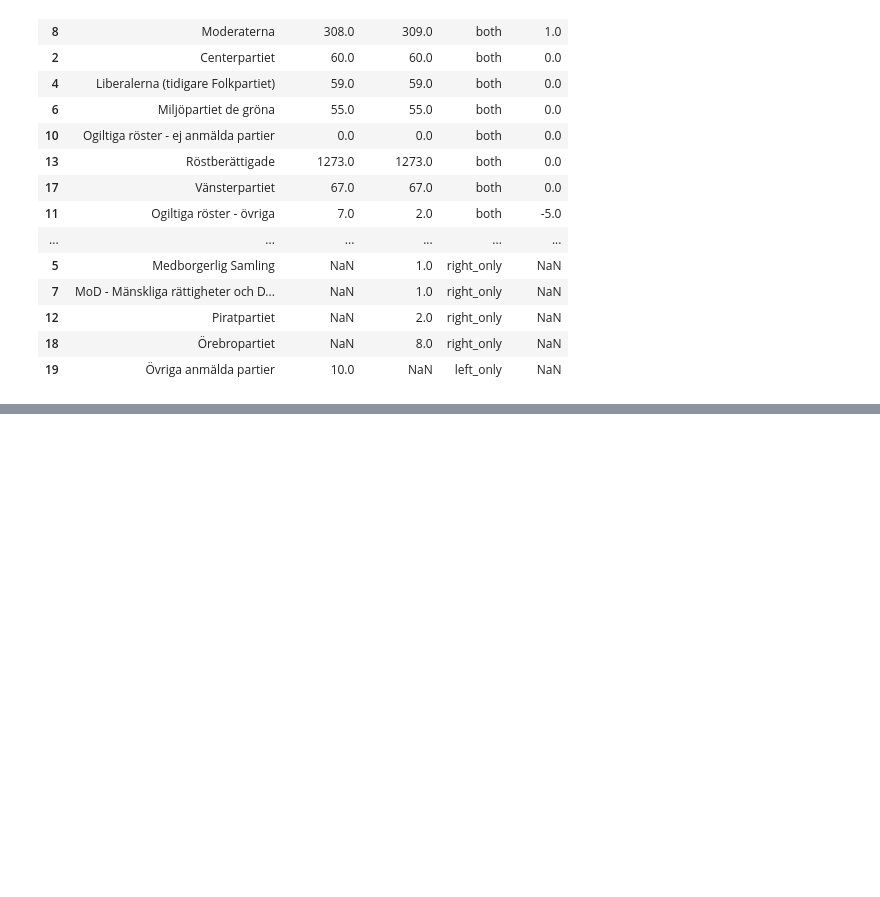
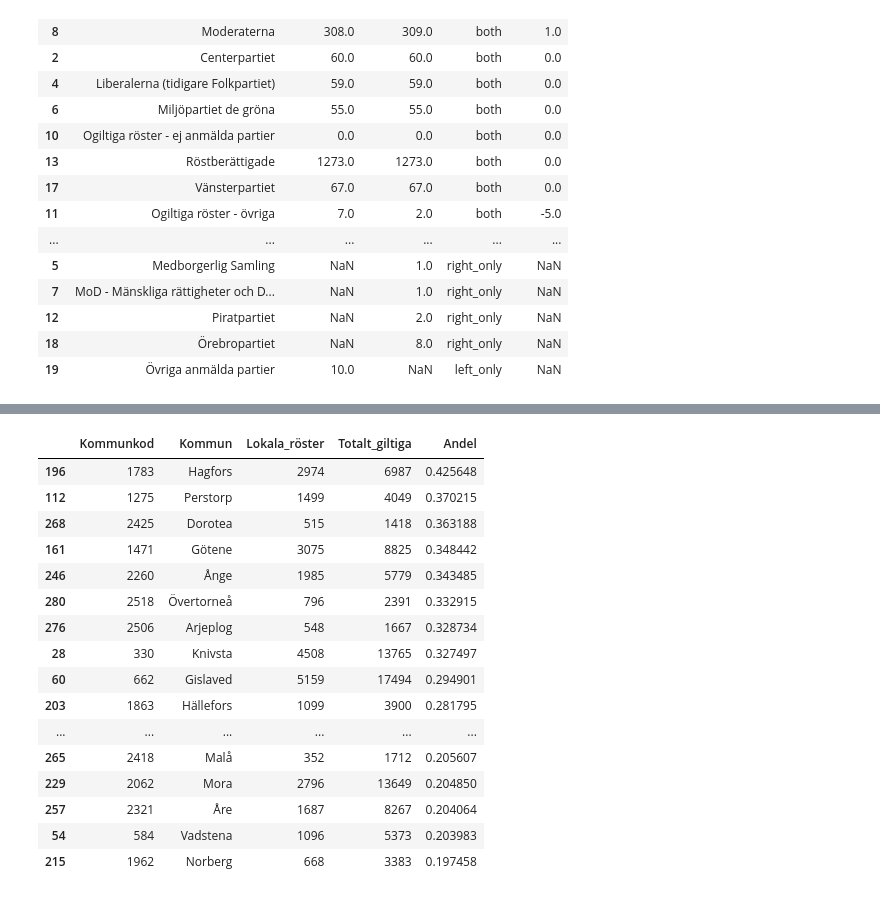
Before and after one commit to sven-0414/py-ai-lab, a Jupyter notebook: data_analysis/egen_lab.ipynb, the cells around one changed output, grey strips where cells are left out. Saved outputs shown, nothing was run; the diff lists cells and outputs as text; code cells hidden in the pictures; blank space fills up the shorter version.

```diff
--- a/data_analysis/egen_lab.ipynb
+++ b/data_analysis/egen_lab.ipynb
@@ -365,0 +463,9 @@ detalj_ky.sort_values('Skillnad', ascending=False)
+# %%
+kommun_roster = pd.read_excel(
+    'data/roster-per-distrikt-slutligt-antal-roster-inklusive-totalt-valdeltagande-kommunvalen-2026.xlsx',
+    sheet_name='roster_KF'
+)
+
+print(kommun_roster.shape)
+print(kommun_roster.columns.tolist())
+kommun_roster.head()
@@ -365,0 +511,72 @@ detalj_ky.sort_values('Skillnad', ascending=False)
+# %%
+# Rikspartier (de 8 i riksdagen efter 2026-valet)
+rikspartier = [
+    'Moderaterna',
+    'Centerpartiet',
+    'Liberalerna (tidigare Folkpartiet)',
+    'Kristdemokraterna',
+    'Arbetarepartiet-Socialdemokraterna',
+    'Vänsterpartiet',
+    'Miljöpartiet de gröna',
+    'Sverigedemokraterna',
+]
+
+# Icke-partikategorier som ska bort
+kategorier = [
+    'Summa giltiga röster',
+    'Valdeltagande',
+    'Röstberättigade',
+    'Ogiltiga röster - blanka',
+    'Ogiltiga röster - ej anmälda partier',
+    'Ogiltiga röster - övriga',
+]
+
+exkludera = rikspartier + kategorier
+
+# Lokala röster per kommun
+lokala_per_kommun = (
+    kommun_roster[~kommun_roster['Parti/kategori'].isin(exkludera)]
+    .groupby(['Kommunkod', 'Kommun'], as_index=False)['Röster']
+    .sum()
+    .rename(columns={'Röster': 'Lokala_röster'})
+)
+
+# Totalt antal giltiga röster per kommun
+totalt_per_kommun = (
+    kommun_roster[kommun_roster['Parti/kategori'] == 'Summa giltiga röster']
+    .groupby(['Kommunkod', 'Kommun'], as_index=False)['Röster']
+    .sum()
+    .rename(columns={'Röster': 'Totalt_giltiga'})
+)
+
+# Merge och räkna andel
+lokala_andel = pd.merge(
+    lokala_per_kommun,
+    totalt_per_kommun,
+    on=['Kommunkod', 'Kommun']
+)
+
+lokala_andel['Andel'] = (
+    lokala_andel['Lokala_röster'] / lokala_andel['Totalt_giltiga']
+)
+
+# Topp 20
+lokala_andel.sort_values('Andel', ascending=False).head(20)
+# %% [output]
+|  | Kommunkod | Kommun | Lokala_röster | Totalt_giltiga | Andel |
+| 196 | 1783 | Hagfors | 2974 | 6987 | 0.425648 |
+| 112 | 1275 | Perstorp | 1499 | 4049 | 0.370215 |
+| 268 | 2425 | Dorotea | 515 | 1418 | 0.363188 |
+| 161 | 1471 | Götene | 3075 | 8825 | 0.348442 |
+| 246 | 2260 | Ånge | 1985 | 5779 | 0.343485 |
+| 280 | 2518 | Övertorneå | 796 | 2391 | 0.332915 |
+| 276 | 2506 | Arjeplog | 548 | 1667 | 0.328734 |
+| 28 | 330 | Knivsta | 4508 | 13765 | 0.327497 |
+| 60 | 662 | Gislaved | 5159 | 17494 | 0.294901 |
+| 203 | 1863 | Hällefors | 1099 | 3900 | 0.281795 |
+| ... | ... | ... | ... | ... | ... |
+| 265 | 2418 | Malå | 352 | 1712 | 0.205607 |
+| 229 | 2062 | Mora | 2796 | 13649 | 0.204850 |
+| 257 | 2321 | Åre | 1687 | 8267 | 0.204064 |
+| 54 | 584 | Vadstena | 1096 | 5373 | 0.203983 |
+| 215 | 1962 | Norberg | 668 | 3383 | 0.197458 |
```
Also changed, not shown: parts of 10 cells of this notebook.
